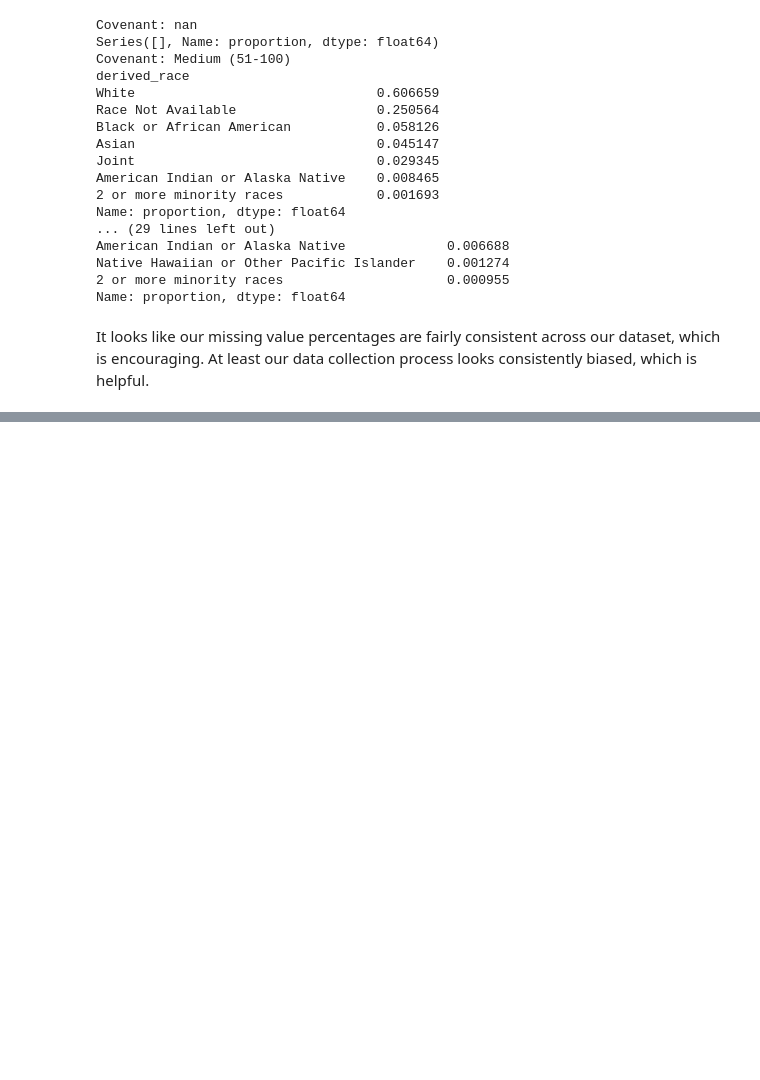
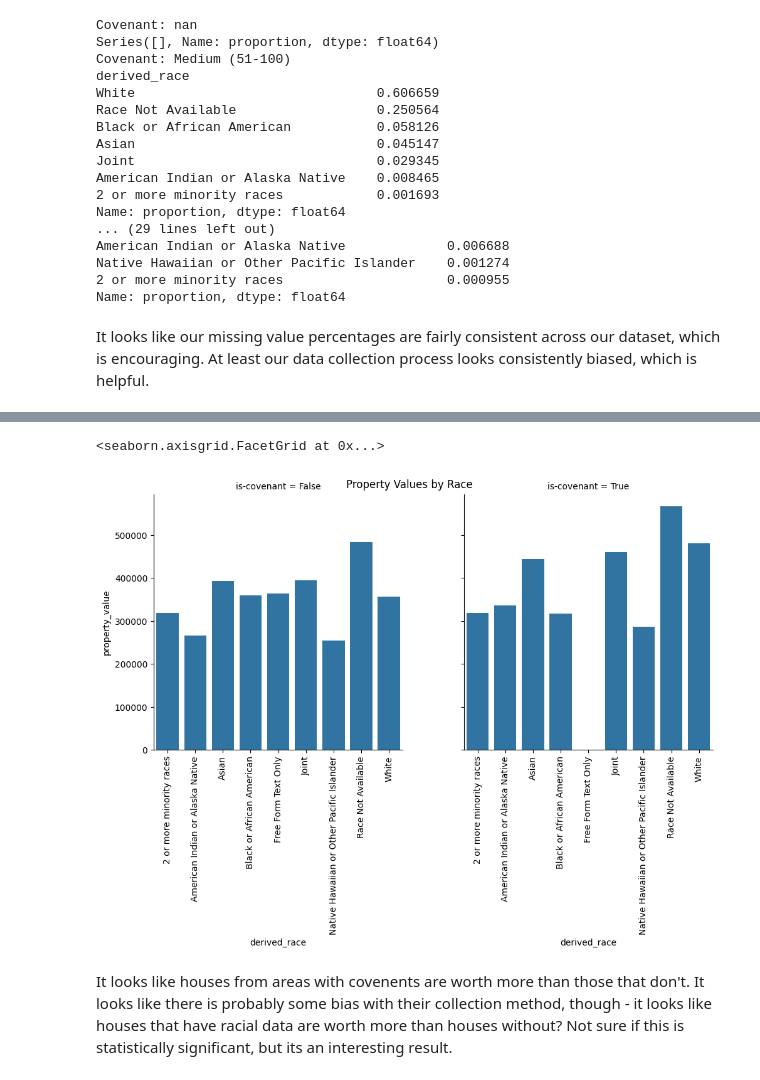
Before and after one commit to IMOsbo/DATA6550-Housing-Bias, a Jupyter notebook: Code/Osborne/Project4-Osborne.ipynb, the cells around one changed output, grey strips where cells are left out. Saved outputs shown, nothing was run; the diff lists cells and outputs as text; code cells hidden in the pictures; blank space fills up the shorter version.

Commit message:
Added race/property value breakdown

```diff
--- a/Code/Osborne/Project4-Osborne.ipynb
+++ b/Code/Osborne/Project4-Osborne.ipynb
@@ -177,0 +193,4 @@ It looks like our missing value percentages are fairly consistent across our dat
+# %%
+data["is-covenant"] = ~data["covenant_density"].isna()
+# %%
+racePrices = data.groupby(["is-covenant", "derived_race"])["property_value"].mean().reset_index()
@@ -177,0 +218,9 @@ It looks like our missing value percentages are fairly consistent across our dat
+# %%
+ax = sns.catplot(kind="bar", data=racePrices, x="derived_race", y="property_value", col="is-covenant")
+plt.suptitle("Property Values by Race")
+ax.tick_params(axis="x", rotation=90)
+# %% [output]
+<seaborn.axisgrid.FacetGrid at 0x...>
+[figure, added]
+# %% [markdown]
+It looks like houses from areas with covenents are worth more than those that don't. It looks like there is probably some bias with their collection method, though - it looks like houses that have racial data are worth more than houses without? Not sure if this is statistically significant, but its an interesting result.
```
Also changed, not shown: parts of 9 cells of this notebook.
